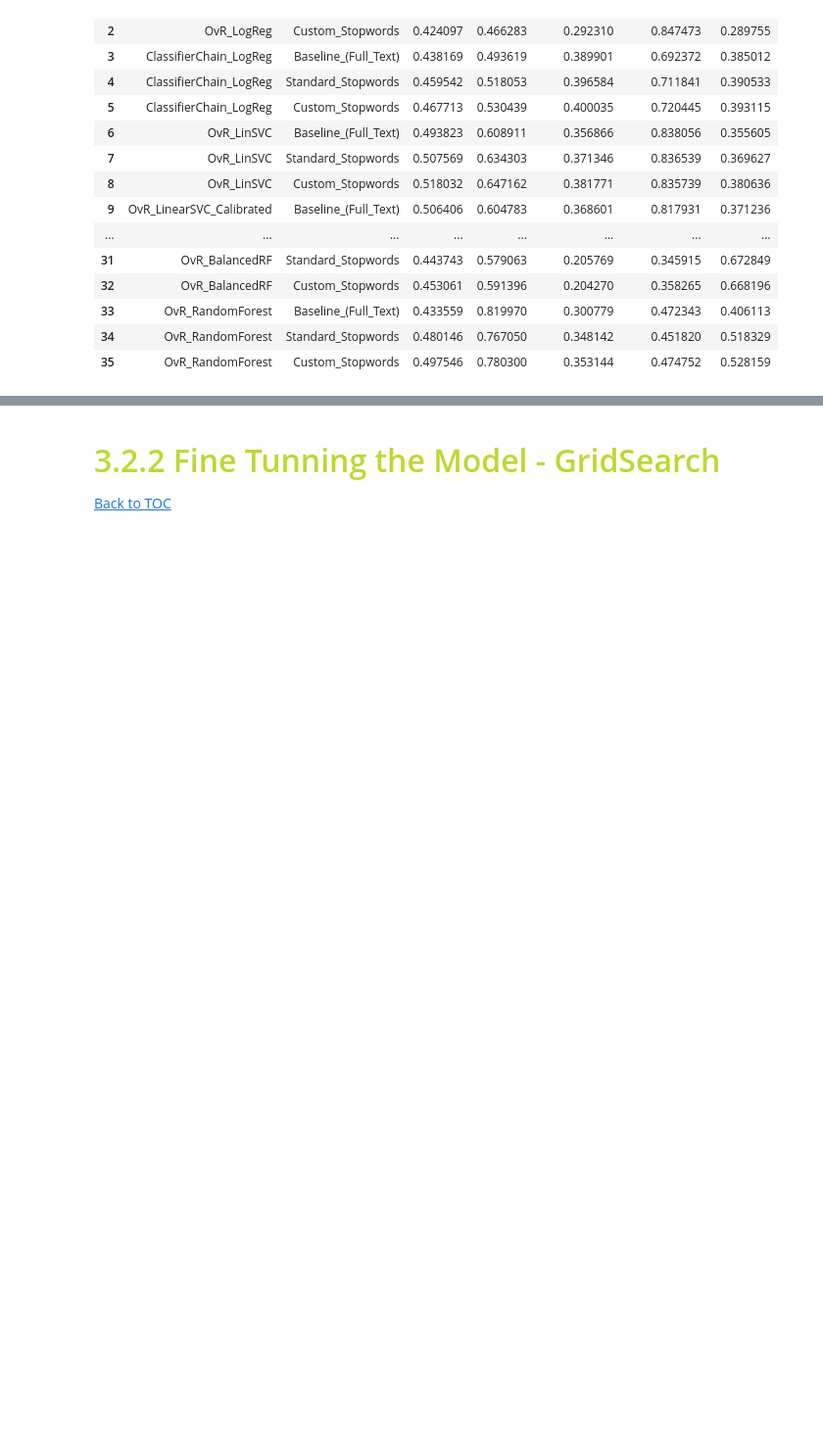
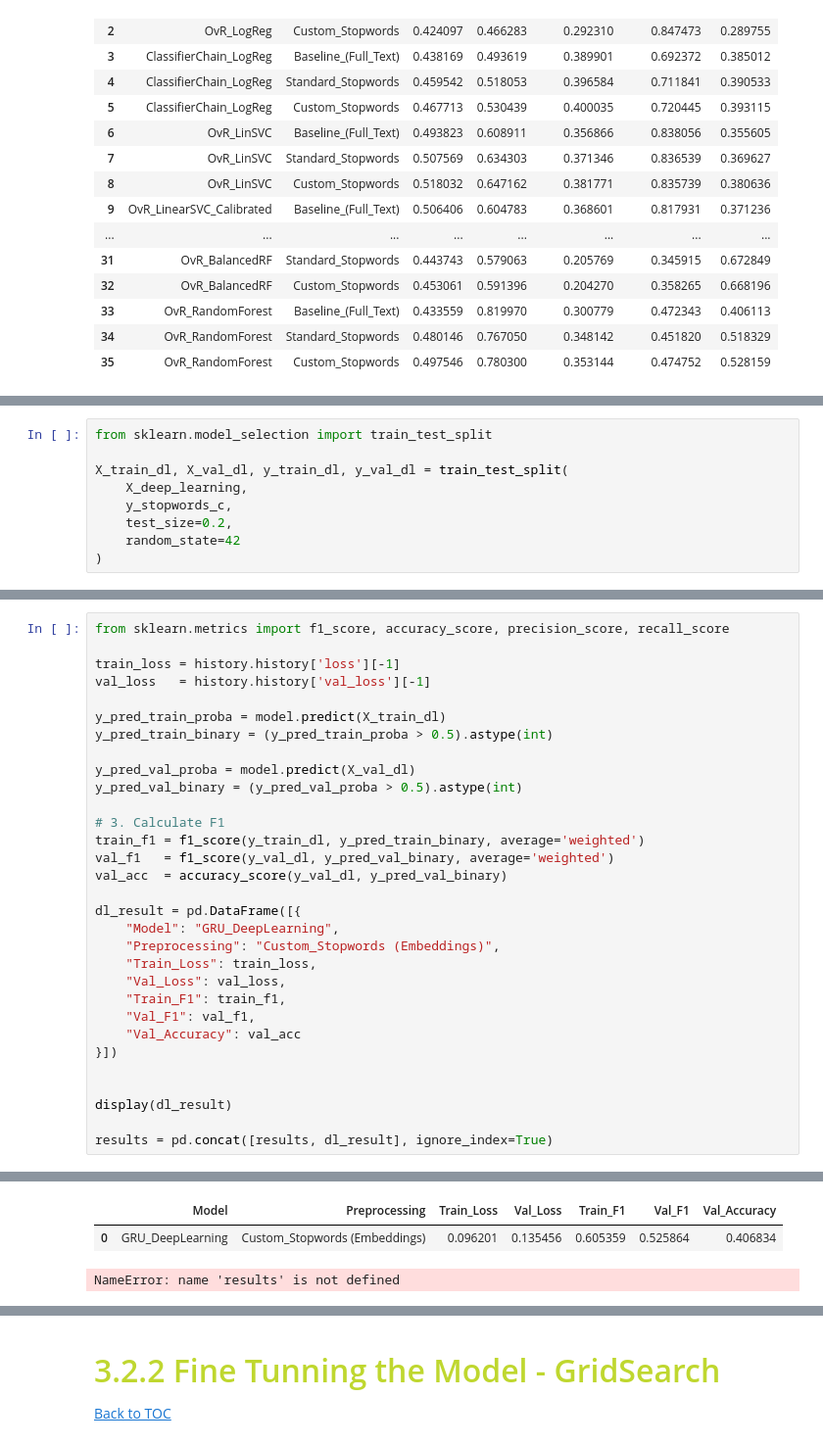
Before and after one commit to beatrizmarques2005/text_mining_in_reviews, a Jupyter notebook: notebooks/03_multilabel_classification.ipynb, the cells around one changed output, grey strips where cells are left out. Shown at 98% size. Cells and saved outputs as stored; diff of their text form; blank space fills up the shorter version.

```diff
--- a/notebooks/03_multilabel_classification.ipynb
+++ b/notebooks/03_multilabel_classification.ipynb
@@ -1853,0 +1905,9 @@ Done! OvR_RandomForest [Custom_Stopwords] Val F1: 0.4975
+# %%
+from sklearn.model_selection import train_test_split
+
+X_train_dl, X_val_dl, y_train_dl, y_val_dl = train_test_split(
+    X_deep_learning,
+    y_stopwords_c,
+    test_size=0.2,
+    random_state=42
+)
@@ -1853,0 +1979,32 @@ Done! OvR_RandomForest [Custom_Stopwords] Val F1: 0.4975
+# %%
+from sklearn.metrics import f1_score, accuracy_score, precision_score, recall_score
+
+train_loss = history.history['loss'][-1]
+val_loss   = history.history['val_loss'][-1]
+
+y_pred_train_proba = model.predict(X_train_dl)
+y_pred_train_binary = (y_pred_train_proba > 0.5).astype(int)
+
+y_pred_val_proba = model.predict(X_val_dl)
+y_pred_val_binary = (y_pred_val_proba > 0.5).astype(int)
+
+# 3. Calculate F1
+train_f1 = f1_score(y_train_dl, y_pred_train_binary, average='weighted')
+val_f1   = f1_score(y_val_dl, y_pred_val_binary, average='weighted')
+val_acc  = accuracy_score(y_val_dl, y_pred_val_binary)
+
+dl_result = pd.DataFrame([{
+    "Model": "GRU_DeepLearning",
+    "Preprocessing": "Custom_Stopwords (Embeddings)",
+    "Train_Loss": train_loss,
+    "Val_Loss": val_loss,
+    "Train_F1": train_f1,
+    "Val_F1": val_f1,
+    "Val_Accuracy": val_acc
+}])
+
+
+display(dl_result)
+
+results = pd.concat([results, dl_result], ignore_index=True)
+# %% [output]
@@ -1853,0 +2013,3 @@ Done! OvR_RandomForest [Custom_Stopwords] Val F1: 0.4975
+|  | Model | Preprocessing | Train_Loss | Val_Loss | Train_F1 | Val_F1 | Val_Accuracy |
+| 0 | GRU_DeepLearning | Custom_Stopwords (Embeddings) | 0.096201 | 0.135456 | 0.605359 | 0.525864 | 0.406834 |
+NameError: name 'results' is not defined
```
Also changed, not shown: parts of 16 cells of this notebook, 2 other files.
